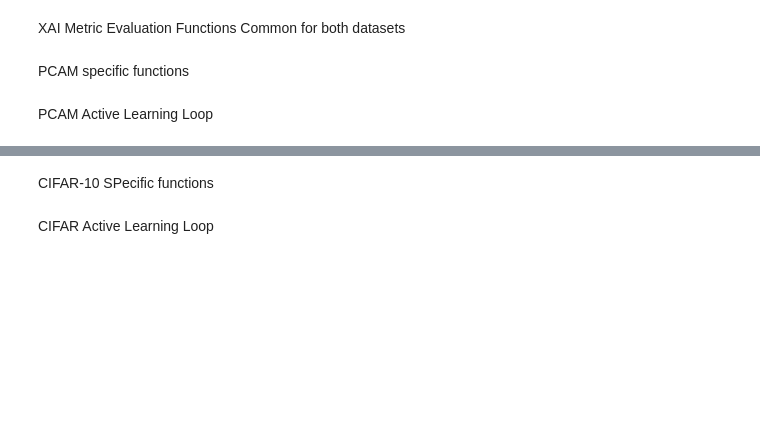
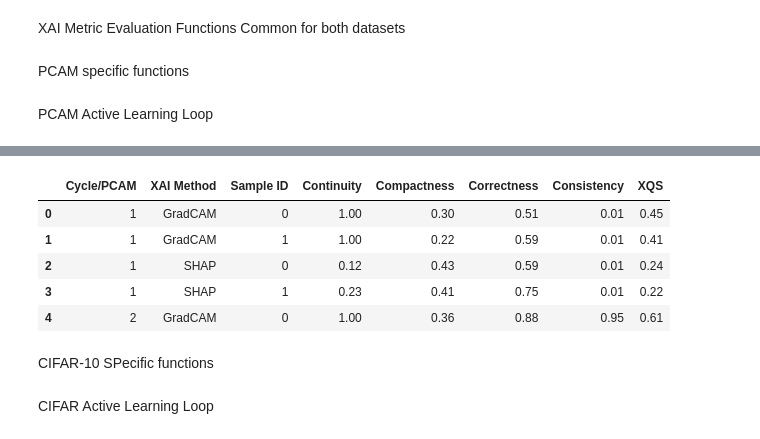
Before and after one commit to srivatsa07/ExplainableActiveLearning, a Jupyter notebook: AL.ipynb, the cells around one changed output, grey strips where cells are left out. Saved outputs shown, nothing was run; the diff lists cells and outputs as text; code cells hidden in the pictures; blank space fills up the shorter version.

```diff
--- a/AL.ipynb
+++ b/AL.ipynb
@@ -1728,3 +1995,12 @@ Mean continuity score for SHAP: 0.1261
+# %%
+df_per_image.head()
+# %% [output]
+|  | Cycle/PCAM | XAI Method | Sample ID | Continuity | Compactness | Correctness | Consistency | XQS |
+| 0 | 1 | GradCAM | 0 | 1.00 | 0.30 | 0.51 | 0.01 | 0.45 |
+| 1 | 1 | GradCAM | 1 | 1.00 | 0.22 | 0.59 | 0.01 | 0.41 |
+| 2 | 1 | SHAP | 0 | 0.12 | 0.43 | 0.59 | 0.01 | 0.24 |
+| 3 | 1 | SHAP | 1 | 0.23 | 0.41 | 0.75 | 0.01 | 0.22 |
+| 4 | 2 | GradCAM | 0 | 1.00 | 0.36 | 0.88 | 0.95 | 0.61 |
 # %%
 gc.collect()
 torch.cuda.empty_cache()
```
Also changed, not shown: parts of 11 cells of this notebook.
